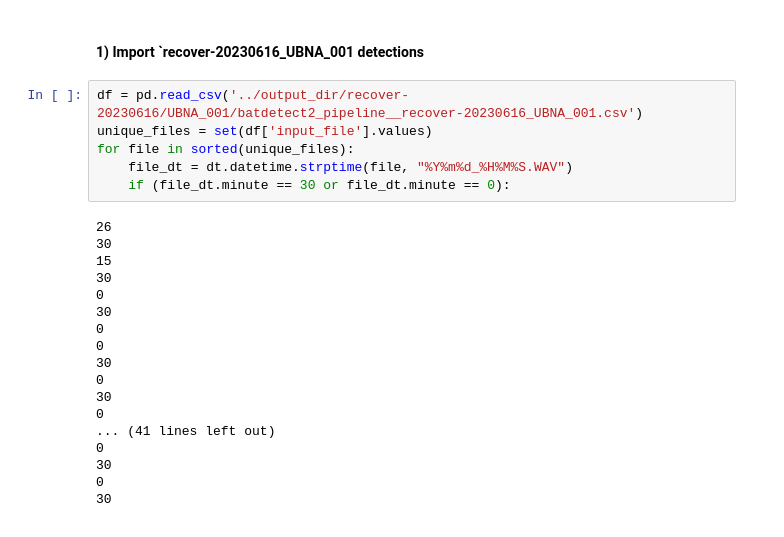
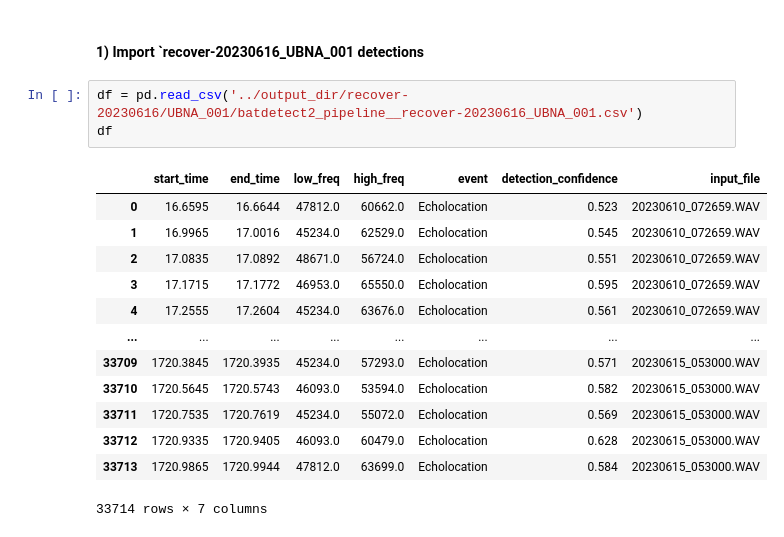
Before and after one commit to aditya-uw/bat-detector-msds, a Jupyter notebook: notebooks/test_batdetect2_pipeline.ipynb, the cells around one changed output. Drawn from its saved outputs; the diff is of its cells as text.

```diff
--- a/notebooks/test_batdetect2_pipeline.ipynb
+++ b/notebooks/test_batdetect2_pipeline.ipynb
@@ -203,27 +203,20 @@ array(['/Users/adityakrishna/Documents/Research/Recordings/2023_recording_season
 ### Now we need to make changes in our plotting to plot data generated from error sessions
 # %% [markdown]
 #### 1) Import `recover-20230616_UBNA_001 detections
-# %%
-df = pd.read_csv('../output_dir/recover-20230616/UBNA_001/batdetect2_pipeline__recover-20230616_UBNA_001.csv')
-unique_files = set(df['input_file'].values)
-for file in sorted(unique_files):
-    file_dt = dt.datetime.strptime(file, "%Y%m%d_%H%M%S.WAV")
-    if (file_dt.minute == 30 or file_dt.minute == 0):
-# %% [output]
-26
-30
-15
-30
-0
-30
-0
-0
-30
-0
-30
-0
-... (41 lines left out)
-0
-30
-0
-30
+# %%
+df = pd.read_csv('../output_dir/recover-20230616/UBNA_001/batdetect2_pipeline__recover-20230616_UBNA_001.csv')
+df
+# %% [output]
+|  | start_time | end_time | low_freq | high_freq | event | detection_confidence | input_file |
+| 0 | 16.6595 | 16.6644 | 47812.0 | 60662.0 | Echolocation | 0.523 | 20230610_072659.WAV |
+| 1 | 16.9965 | 17.0016 | 45234.0 | 62529.0 | Echolocation | 0.545 | 20230610_072659.WAV |
+| 2 | 17.0835 | 17.0892 | 48671.0 | 56724.0 | Echolocation | 0.551 | 20230610_072659.WAV |
+| 3 | 17.1715 | 17.1772 | 46953.0 | 65550.0 | Echolocation | 0.595 | 20230610_072659.WAV |
+| 4 | 17.2555 | 17.2604 | 45234.0 | 63676.0 | Echolocation | 0.561 | 20230610_072659.WAV |
+| ... | ... | ... | ... | ... | ... | ... | ... |
+| 33709 | 1720.3845 | 1720.3935 | 45234.0 | 57293.0 | Echolocation | 0.571 | 20230615_053000.WAV |
+| 33710 | 1720.5645 | 1720.5743 | 46093.0 | 53594.0 | Echolocation | 0.582 | 20230615_053000.WAV |
+| 33711 | 1720.7535 | 1720.7619 | 45234.0 | 55072.0 | Echolocation | 0.569 | 20230615_053000.WAV |
+| 33712 | 1720.9335 | 1720.9405 | 46093.0 | 60479.0 | Echolocation | 0.628 | 20230615_053000.WAV |
+| 33713 | 1720.9865 | 1720.9944 | 47812.0 | 63699.0 | Echolocation | 0.584 | 20230615_053000.WAV |
+33714 rows × 7 columns
```
Also changed, not shown: 1 other file.
